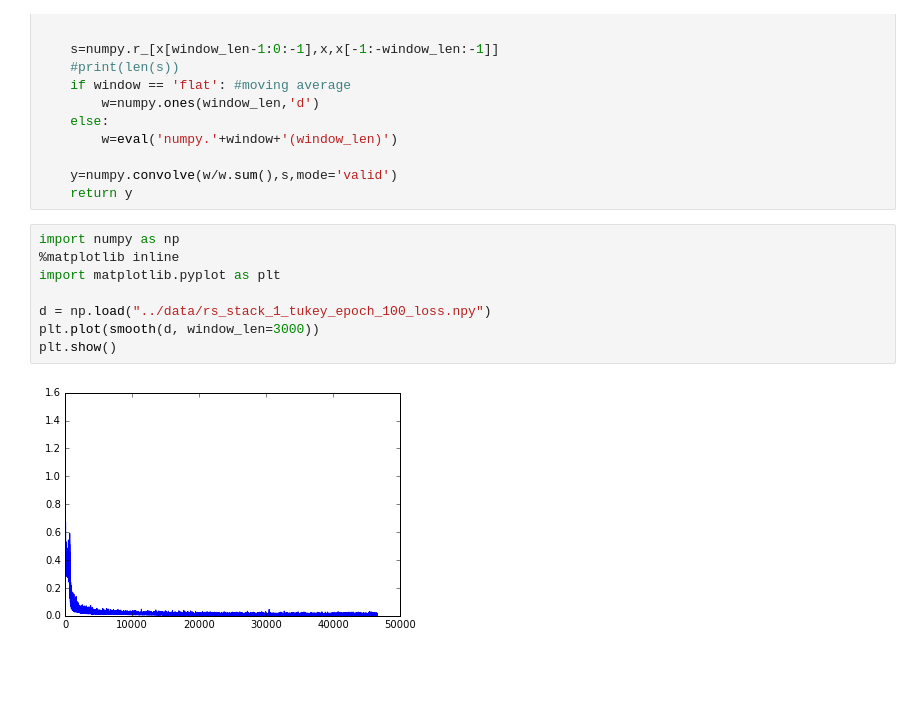
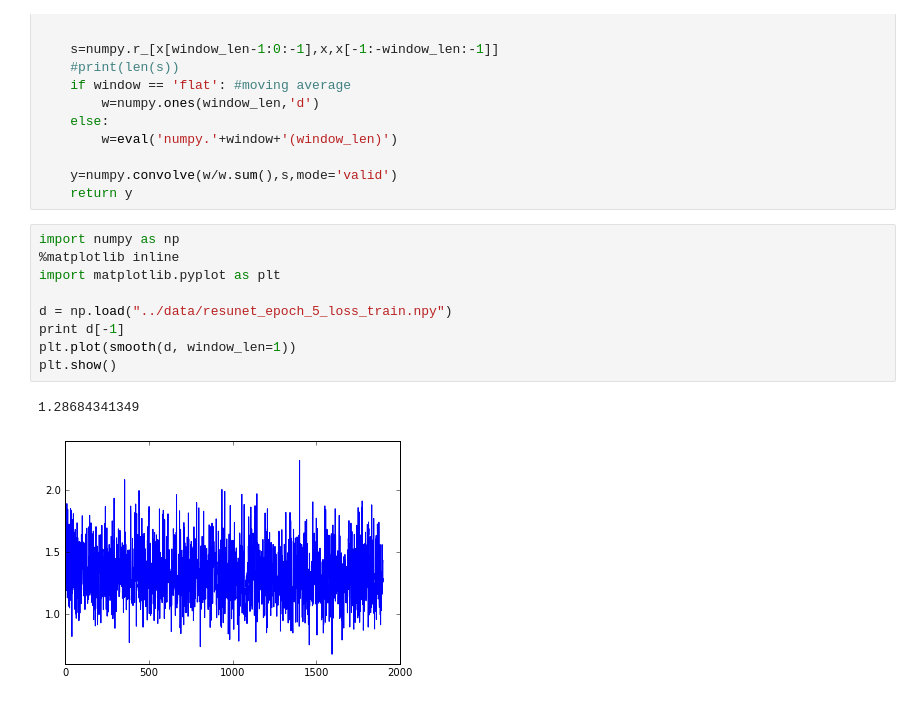
Before and after one commit to sebastian-schlecht/im2vol, a Jupyter notebook: experiments/infer.ipynb, the cells around one changed output. Cells and saved outputs as stored; diff of their text form; blank space fills up the shorter version.

```diff
--- a/experiments/infer.ipynb
+++ b/experiments/infer.ipynb
@@ -125,10 +97,12 @@ def smooth(x,window_len=11,window='hanning'):
 # %%
 import numpy as np
 %matplotlib inline
 import matplotlib.pyplot as plt
 
-d = np.load("../data/rs_stack_1_tukey_epoch_100_loss.npy")
-plt.plot(smooth(d, window_len=3000))
+d = np.load("../data/resunet_epoch_5_loss_train.npy")
+print d[-1]
+plt.plot(smooth(d, window_len=1))
 plt.show()
 # %% [output]
+1.28684341349
-[figure, old version]
+[figure, new version]
```
Also changed, not shown: parts of 2 cells of this notebook, 2 other files.
